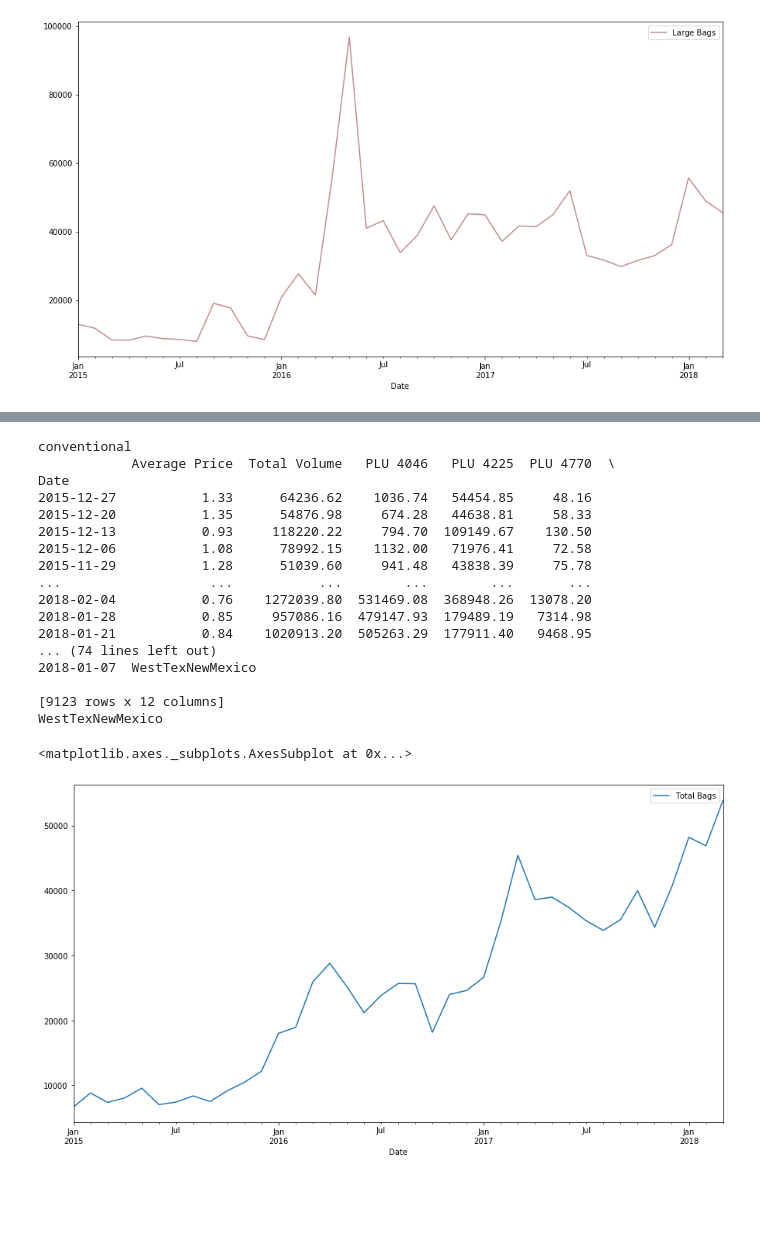
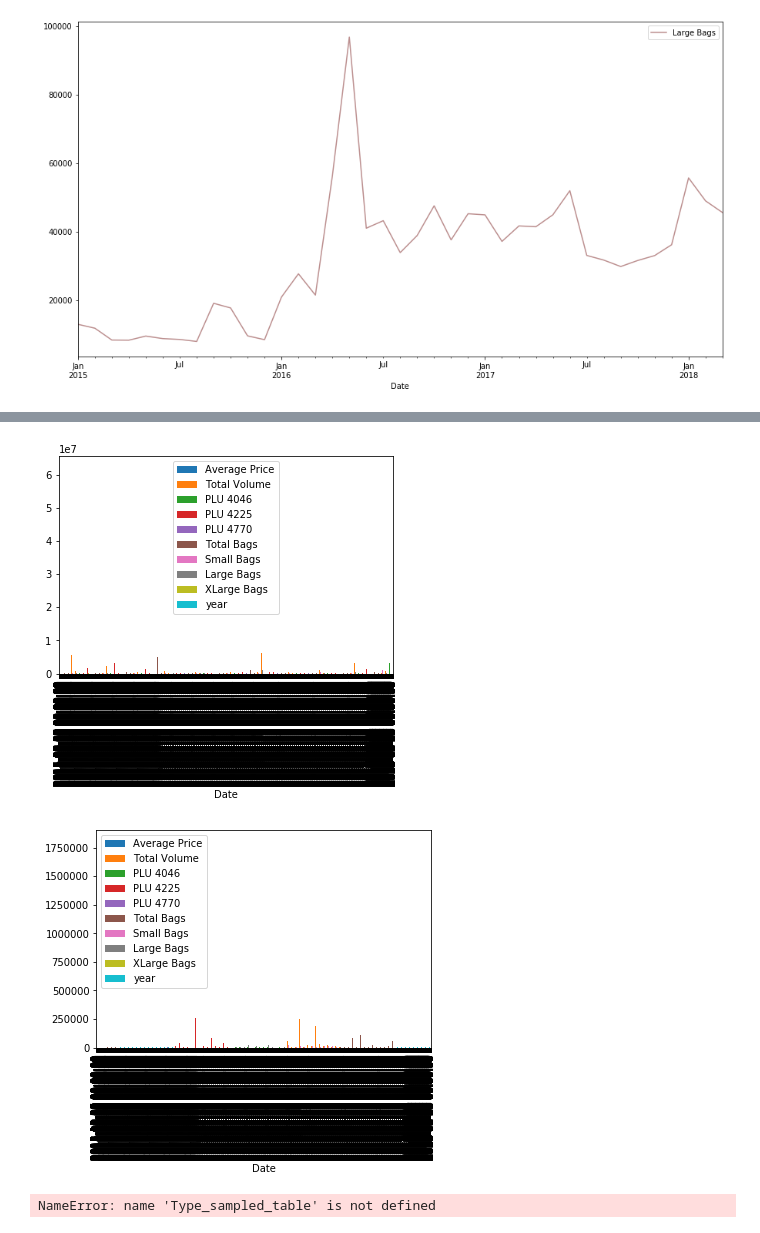
Before and after one commit to anushakodavanti/AvacadoSales_DA, a Jupyter notebook: Avocado Sales.ipynb, the cells around one changed output, grey strips where cells are left out. Cells and saved outputs as stored; diff of their text form; code cells hidden in the pictures; blank space fills up the shorter version.

```diff
--- a/Avocado Sales.ipynb
+++ b/Avocado Sales.ipynb
@@ -241,36 +238,20 @@ import matplotlib.pylab as pylab
 # %%
 # Group By
-byType = avocado.groupby('type')
-byType
+byType = avocado.groupby('type').plot(kind='bar')
+# byType
 # Loop through the output + resample & mean + plot graphs
-for Type, type_avocado in byType:
-    print(Type)
-    print(type_avocado)
-    Type_sampled_table=type_avocado.resample('M').mean()
-    print(region)
+# for Type, type_avocado in byType:
+#     print(Type)
+#     print(type_avocado)
+#     Type_sampled_table=type_avocado.resample('M').mean()
+#     print(region)
 # %% [output]
-conventional
-            Average Price  Total Volume   PLU 4046   PLU 4225  PLU 4770  \
-Date
-2015-12-27           1.33      64236.62    1036.74   54454.85     48.16
-2015-12-20           1.35      54876.98     674.28   44638.81     58.33
-2015-12-13           0.93     118220.22     794.70  109149.67    130.50
-2015-12-06           1.08      78992.15    1132.00   71976.41     72.58
-2015-11-29           1.28      51039.60     941.48   43838.39     75.78
-...                   ...           ...        ...        ...       ...
-2018-02-04           0.76    1272039.80  531469.08  368948.26  13078.20
-2018-01-28           0.85     957086.16  479147.93  179489.19   7314.98
-2018-01-21           0.84    1020913.20  505263.29  177911.40   9468.95
-... (74 lines left out)
-2018-01-07  WestTexNewMexico
-
-[9123 rows x 12 columns]
-WestTexNewMexico
+[figure, added]
+[figure, added]
 # %%
 Type_sampled_table.reset_index().plot(x='Date', y='Total Bags')
 # %% [output]
-<matplotlib.axes._subplots.AxesSubplot at 0x...>
+NameError: name 'Type_sampled_table' is not defined
-[figure, removed]
 # %%
 X=avocado_Atlanta[['Large Bags','Small Bags','XLarge Bags']]
 y=avocado_Atlanta['Total Bags']
```
Also changed, not shown: parts of 17 cells of this notebook, 1 other file.
